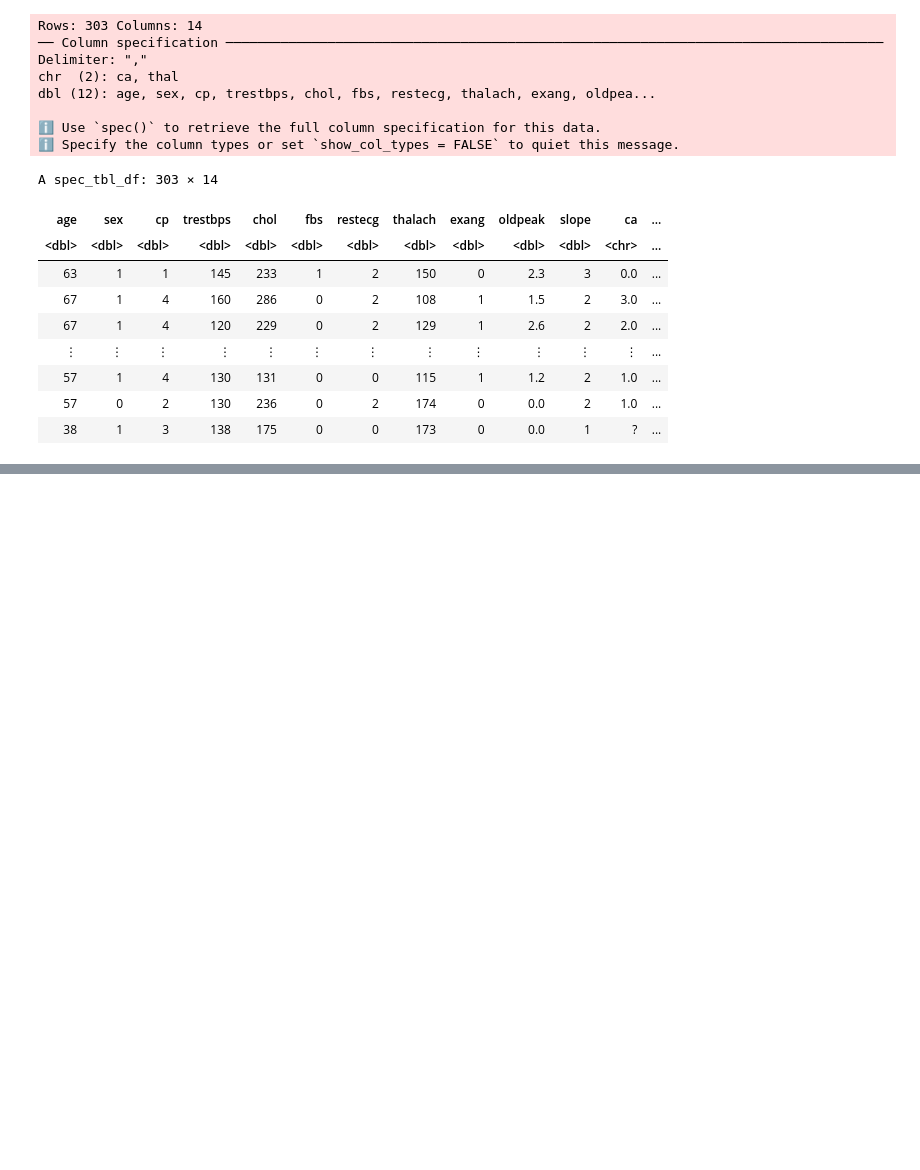
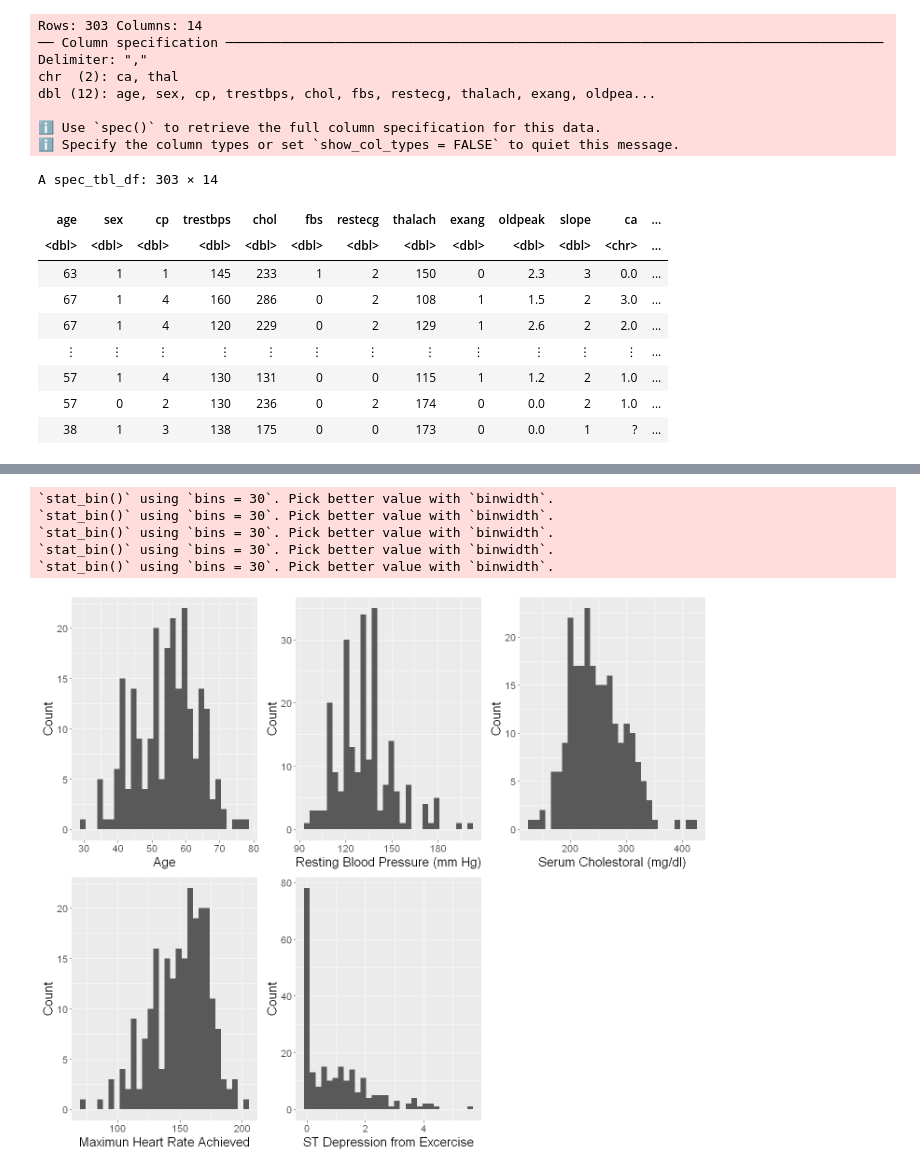
Before and after one commit to wu-jacob/dsci100-project, a Jupyter notebook: proposal.ipynb, the cells around one changed output, grey strips where cells are left out. Cells and saved outputs as stored; diff of their text form; code cells hidden in the pictures; blank space fills up the shorter version.

```diff
--- a/proposal.ipynb
+++ b/proposal.ipynb
@@ -45,3 +28,7 @@ A spec_tbl_df: 303 × 14
 | 57 | 1 | 4 | 130 | 131 | 0 | 0 | 115 | 1 | 1.2 | 2 | 1.0 | ... |
 | 57 | 0 | 2 | 130 | 236 | 0 | 2 | 174 | 0 | 0.0 | 2 | 1.0 | ... |
 | 38 | 1 | 3 | 138 | 175 | 0 | 0 | 173 | 0 | 0.0 | 1 | ? | ... |
+# %%
+heart_selected <- select(heart_data, age, trestbps, chol, thalach, oldpeak, num) |>
+    mutate(num = case_when(num > 0 ~ 1, num == 0 ~ 0))
+heart_selected
@@ -47,0 +46,4 @@ A spec_tbl_df: 303 × 14
+# %%
+heart_split <- initial_split(heart_selected, prop = 0.75, strata = num)
+heart_train <- training(heart_split)
+heart_test <- testing(heart_split)
@@ -47,0 +62,30 @@ A spec_tbl_df: 303 × 14
+# %%
+age_hist <- ggplot(heart_train, aes(x = age)) +
+    geom_histogram() +
+    labs(x = "Age", y = "Count") +
+    theme(text = element_text(size=16))
+trestbps_hist <- ggplot(heart_train, aes(x = trestbps)) +
+    geom_histogram() +
+    labs(x = "Resting Blood Pressure (mm Hg)", y = "Count") +
+    theme(text = element_text(size=16))
+chol_hist <- ggplot(heart_train, aes(x = chol)) +
+    geom_histogram() +
+    labs(x = "Serum Cholestoral (mg/dl)", y = "Count") +
+    theme(text = element_text(size=16))
+thalach_hist <- ggplot(heart_train, aes(x = thalach)) +
+    geom_histogram() +
+    labs(x = "Maximun Heart Rate Achieved", y = "Count") +
+    theme(text = element_text(size=16))
+oldpeak_hist <- ggplot(heart_train, aes(x = oldpeak)) +
+    geom_histogram() +
+    labs(x = "ST Depression from Excercise", y = "Count") +
+    theme(text = element_text(size=16))
+heart_hist <- plot_grid(age_hist, trestbps_hist, chol_hist, thalach_hist, oldpeak_hist)
+heart_hist
+# %% [output]
+`stat_bin()` using `bins = 30`. Pick better value with `binwidth`.
+`stat_bin()` using `bins = 30`. Pick better value with `binwidth`.
+`stat_bin()` using `bins = 30`. Pick better value with `binwidth`.
+`stat_bin()` using `bins = 30`. Pick better value with `binwidth`.
+`stat_bin()` using `bins = 30`. Pick better value with `binwidth`.
+[figure, added]
```
Also changed, not shown: parts of 3 cells of this notebook.
